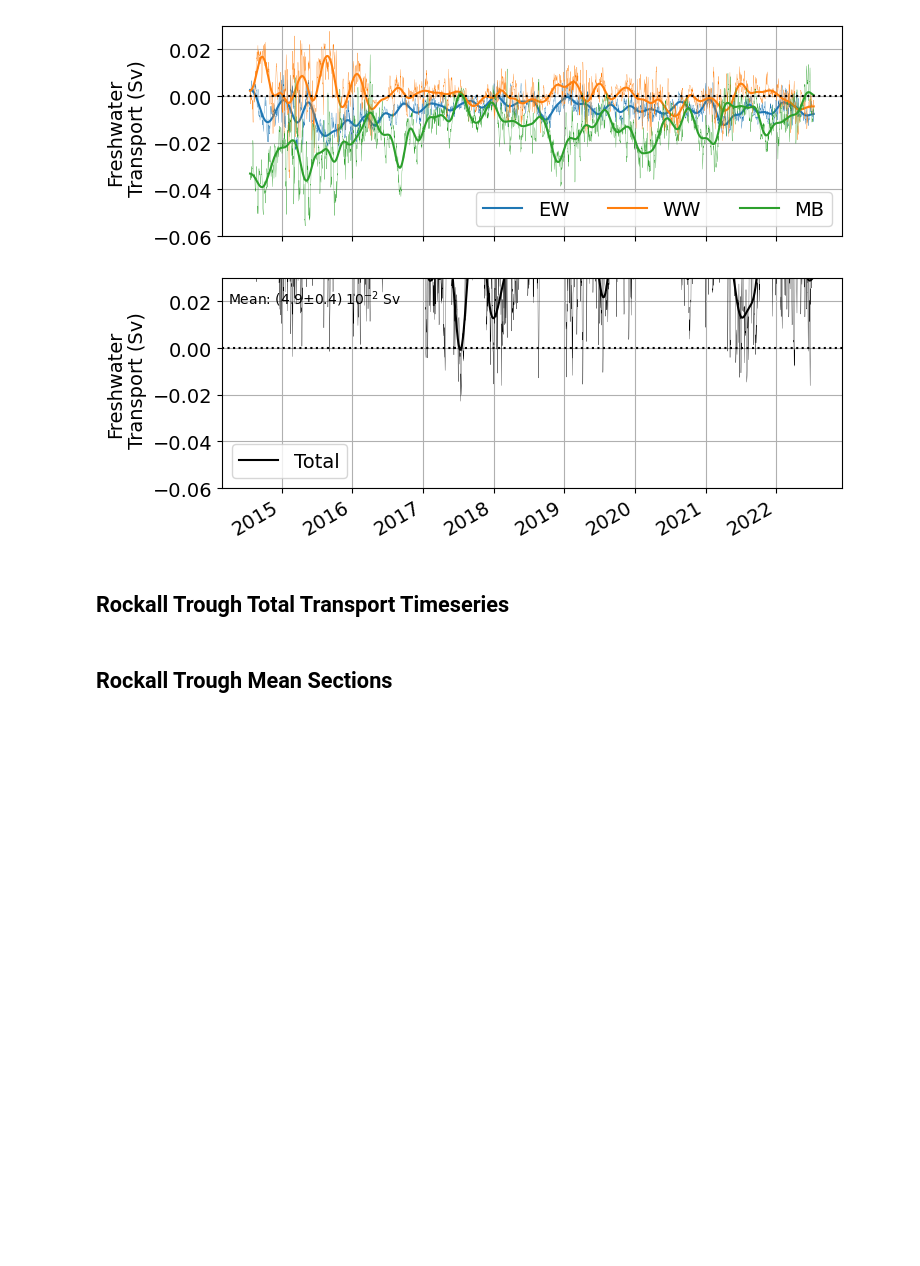
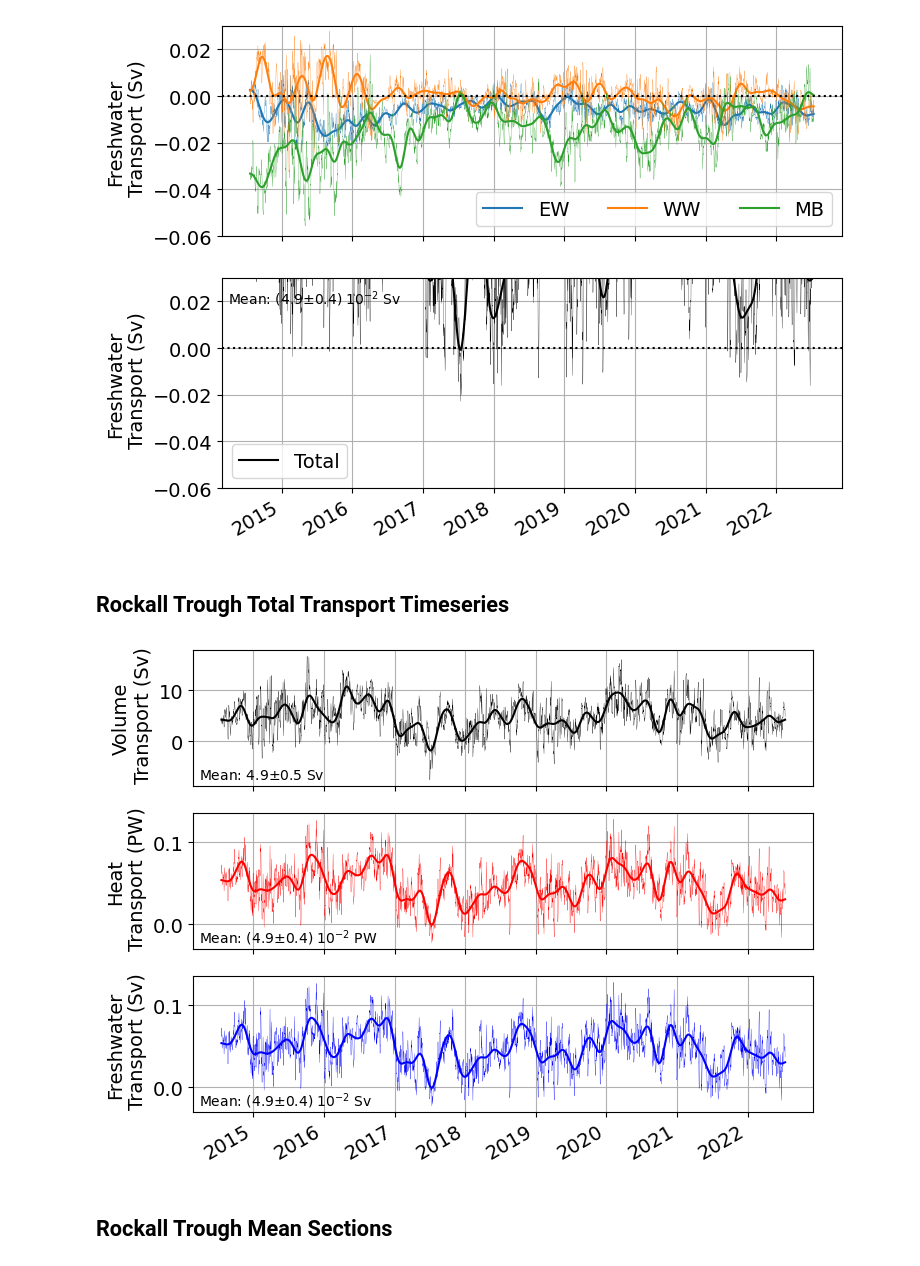
Before and after one commit to ScotMarPhys/Rockall_Trough_Transports, a Jupyter notebook: notebooks/1.0_Rockall_Trough_transports_2014_2022_v0.ipynb, the cells around one changed output. Drawn from its saved outputs; the diff is of its cells as text; code cells hidden in the pictures; blank space fills up the shorter version.

Commit message:
Further cleaning up - last plot and SE not right

```diff
--- a/notebooks/1.0_Rockall_Trough_transports_2014_2022_v0.ipynb
+++ b/notebooks/1.0_Rockall_Trough_transports_2014_2022_v0.ipynb
@@ -456,36 +456,38 @@ ylabel_name = ['Volume\n Transport (Sv)','Heat\n Transport (PW)','Freshwater\n T
 # build a rectangle in axes coords
 left = .01
 bottom = .05
 
 # print(SE.values)
 # print(SEh.values)
 # print(SEf.values) Q_MB_grid
 
 ds_Q_Qh_Qf.RT_Q_total.plot.line('k',ax=axs[0],linewidth=.2)
 ds_Q_Qh_Qf.RT_Q_total_lp.plot.line('k',ax=axs[0],)
-axs[0].text(left, bottom, ('Mean: %2.1f$\pm$%2.1f Sv' %(ds_Q_Qh_Qf.RT_Q_totalmean().values,ds_Q_Qh_Qf.SE_tot.values)),
+axs[0].text(left, bottom, ('Mean: %2.1f$\pm$%2.1f Sv' %(ds_Q_Qh_Qf.RT_Q_total.mean().values,ds_Q_Qh_Qf.RT_Q_total_SE.values)),
         fontsize=10,
         transform=axs[0].transAxes)
 
 ds_Q_Qh_Qf.RT_Qh_total.plot.line('r',ax=axs[1],linewidth=.2)
 ds_Q_Qh_Qf.RT_Qh_total_lp.plot.line('r',ax=axs[1],)
-axs[1].text(left, bottom, ('Mean: (%2.1f$\pm$%2.1f) 10$^{-2}$ PW' %(ds_Q_Qh_Qf.RT_Qh_total.mean().values*1e2,ds_Q_Qh_Qf.SEh_tot.values*1e2)),
+axs[1].text(left, bottom, ('Mean: (%2.1f$\pm$%2.1f) 10$^{-2}$ PW' %(ds_Q_Qh_Qf.RT_Qh_total.mean().values*1e2,ds_Q_Qh_Qf.RT_Qh_total_SE.values*1e2)),
         fontsize=10,
         transform=axs[1].transAxes)
 
 ds_Q_Qh_Qf.RT_Qf_total.plot.line('b',ax=axs[2],linewidth=.2)
 ds_Q_Qh_Qf.RT_Qf_total_lp.plot.line('b',ax=axs[2],)
-axs[2].text(left, bottom, ('Mean: (%2.1f$\pm$%2.1f) 10$^{-2}$ Sv' %(ds_Q_Qh_Qf.RT_Qf_total.mean().values*1e2,ds_Q_Qh_Qf.SEf_tot.values*1e2)),
+axs[2].text(left, bottom, ('Mean: (%2.1f$\pm$%2.1f) 10$^{-2}$ Sv' %(ds_Q_Qh_Qf.RT_Qf_total.mean().values*1e2,ds_Q_Qh_Qf.RT_Qf_total_SE.values*1e2)),
         fontsize=10,
         transform=axs[2].transAxes)
 
 for i,ax in enumerate(axs):
     ax.grid()
     ax.set_title('')
     ax.set_ylabel(ylabel_name[i])
     ax.set_xlabel('')
 
 fig.savefig(fig_out_path/f'Rockall_Trough_total_transports_{date_str_start}_{date_str_end}_{fn_out_version}.png',dpi=300,bbox_inches='tight')
+# %% [output]
+[figure, added]
 # %% [markdown]
 ## Rockall Trough Mean Sections
 # %%
```
Also changed, not shown: parts of 2 cells of this notebook, 2 other files.
